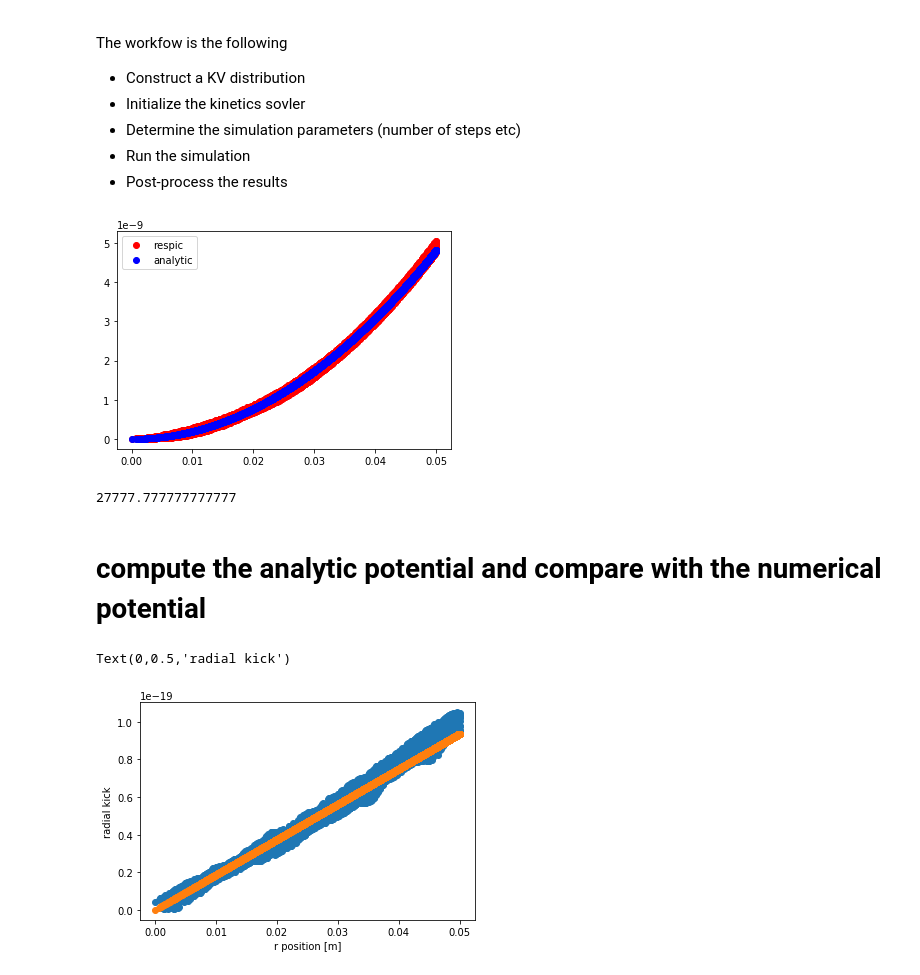
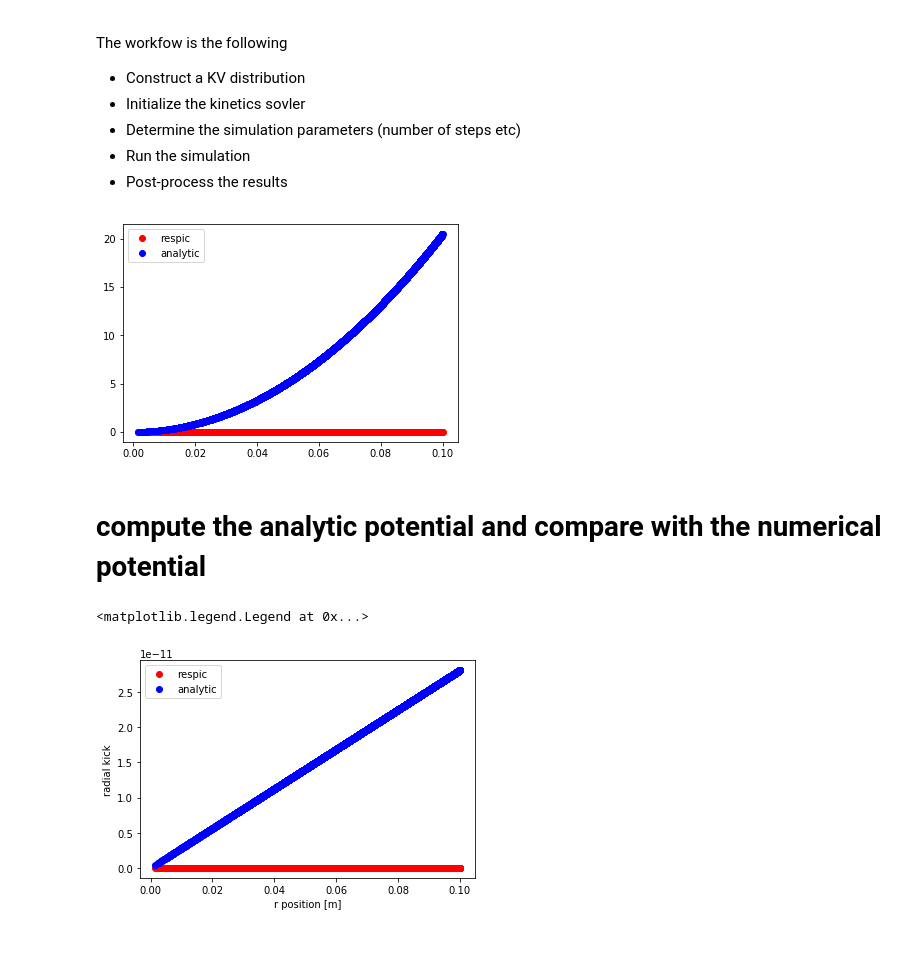
Before and after one commit to radiasoft/rsrespic, a Jupyter notebook: development/shell_gaussian_tests.ipynb, the cells around one changed output. Saved outputs shown, nothing was run; the diff lists cells and outputs as text; code cells hidden in the pictures; blank space fills up the shorter version.

```diff
--- a/development/shell_gaussian_tests.ipynb
+++ b/development/shell_gaussian_tests.ipynb
@@ -101,23 +101,24 @@ The workfow is the following
 * Post-process the results
 # %%
 ## Particle definitions
-sigma_x = 0.05
-Q_mks = 5.0e-9
+sigma_x = 0.1
+Q_mks = 5.0e-10
 Q = constants.charge_mks_to_cgs(Q_mks)
 
 n_particles = 10000
 L_0 = 5. * sigma_x ## Half the domain size
-L_min = L_0 / 40 ## minimum wavelength to resolve
+L_min = L_0 / 30 ## minimum wavelength to resolve
 
-E = 5.0e6
-gamma = E / 938.2720813e6 + 1.
+E = 2.5e6
+gamma = E / 938.e6 + 1.
 
 ## This is where we initialize a gaussian distribuiton
 new_distribution = particles.distribution(N = n_particles)
 new_distribution.construct_kv(r_0 = sigma_x)
 
 ## Particle distributions
-my_kv_beam = particles.particles_2D_delta(new_distribution, bunch_charge = Q, species_charge = q, species_mass = m_p, gamma = gamma)
+my_kv_beam = particles.particles_2D_tent(new_distribution, dx_tent = L_min, dy_tent = L_min,
+    bunch_charge = Q, species_charge = q, species_mass = m_p, gamma = gamma)
 
 ## Define the fields
 my_kv_fields = fields.cartesian_2D(L_x = L_0, L_y = L_0,
@@ -140,16 +143,12 @@ field_solver.compute_psi_particles(my_kv_fields, my_kv_beam)
 # %%
 
 psi_analytic = analytic_models.compute_psi(sigma_x, my_kv_beam)
 psi_respic = my_kv_fields.psi_vals - np.min(my_kv_fields.psi_vals)
 
 plt.figure()
-plt.plot(r_beam, psi_respic * pi, 'ro', label = 'respic')
+plt.plot(r_beam, psi_respic, 'ro', label = 'respic')
 plt.plot(r_beam, psi_analytic , 'bo', label = 'analytic')
 plt.legend(loc = 0)
 plt.show()
 # %% [output]
-[figure, old version]
+[figure, new version]
-# %%
-1/0.006 ** 2
-# %% [output]
-27777.777777777777
@@ -159,20 +155,19 @@ kinetics_solver.step(my_kv_beam, my_kv_fields, field_solver)
 # %% [markdown]
 # compute the analytic potential and compare with the numerical potential
 # %%
-
-
 kick_analytic = analytic_models.compute_kick_psi(sigma_x, my_kv_beam)
 
 kick_r = np.sqrt(my_kv_fields.kick_y **2 + my_kv_fields.kick_x **2)
 
 plt.figure()
-plt.plot(r_beam, kick_r * pi ,'o')
-plt.plot(r_beam, kick_analytic, 'o')
+plt.plot(r_beam, kick_r,'ro', label = 'respic')
+plt.plot(r_beam, kick_analytic, 'bo', label = 'analytic')
 plt.xlabel('r position [m]')
 plt.ylabel('radial kick')
+plt.legend(loc = 0)
 # %% [output]
-Text(0,0.5,'radial kick')
+<matplotlib.legend.Legend at 0x...>
-[figure, old version]
+[figure, new version]
 # %%
 ## Here we plot a histogram of the particles weighted by the kicks in both planes
 ## as well as the radial kick as a function of radial position
```
Also changed, not shown: parts of 15 cells of this notebook, 1 other file.
